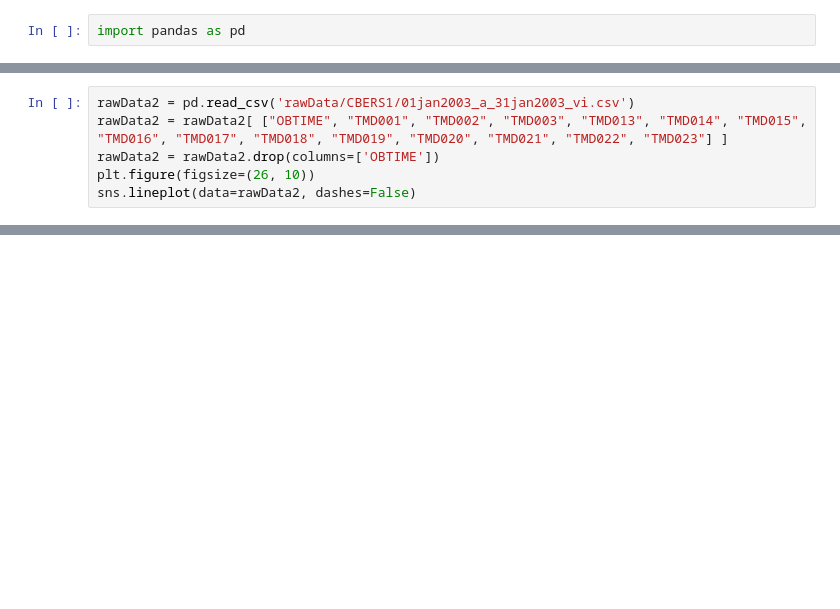
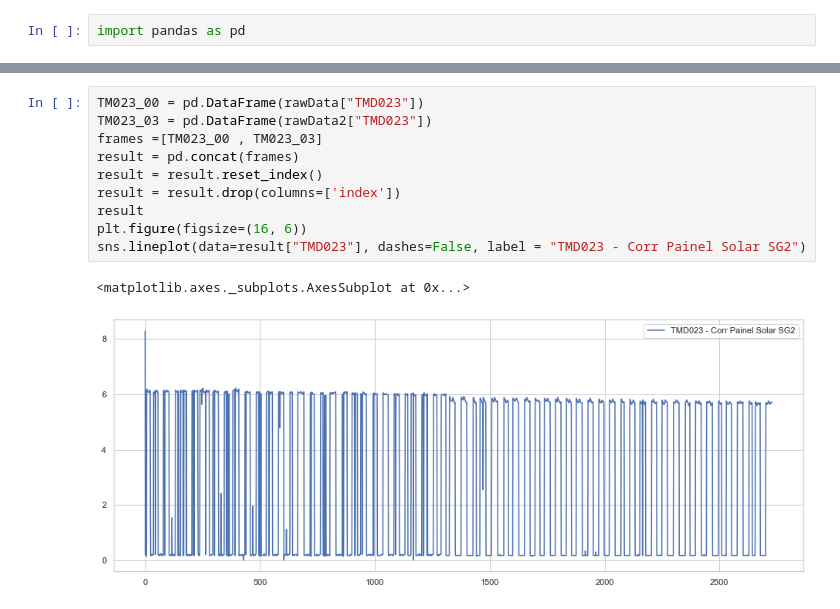
Before and after one commit to marciodbotas/CAP394, a Jupyter notebook: CAP392_Trabalho.ipynb, the cells around one changed output, grey strips where cells are left out. Cells and saved outputs as stored; diff of their text form; blank space fills up the shorter version.

```diff
--- a/CAP392_Trabalho.ipynb
+++ b/CAP392_Trabalho.ipynb
@@ -277,6 +111,0 @@ sns.boxplot(data=rawData)
-# %%
-rawData2 = pd.read_csv('rawData/CBERS1/01jan2003_a_31jan2003_vi.csv')
-rawData2 = rawData2[ ["OBTIME", "TMD001", "TMD002", "TMD003", "TMD013", "TMD014", "TMD015", "TMD016", "TMD017", "TMD018", "TMD019", "TMD020", "TMD021", "TMD022", "TMD023"] ]
-rawData2 = rawData2.drop(columns=['OBTIME'])
-plt.figure(figsize=(26, 10))
-sns.lineplot(data=rawData2, dashes=False)
@@ -318,0 +322,13 @@ sns.boxplot(data=rawData['TMD001'])
+# %%
+TM023_00 = pd.DataFrame(rawData["TMD023"])
+TM023_03 = pd.DataFrame(rawData2["TMD023"])
+frames =[TM023_00 , TM023_03]
+result = pd.concat(frames)
+result = result.reset_index()
+result = result.drop(columns=['index'])
+result
+plt.figure(figsize=(16, 6))
+sns.lineplot(data=result["TMD023"], dashes=False, label = "TMD023 - Corr Painel Solar SG2")
+# %% [output]
+<matplotlib.axes._subplots.AxesSubplot at 0x...>
+[figure, added]
```
Also changed, not shown: parts of 61 cells of this notebook.
